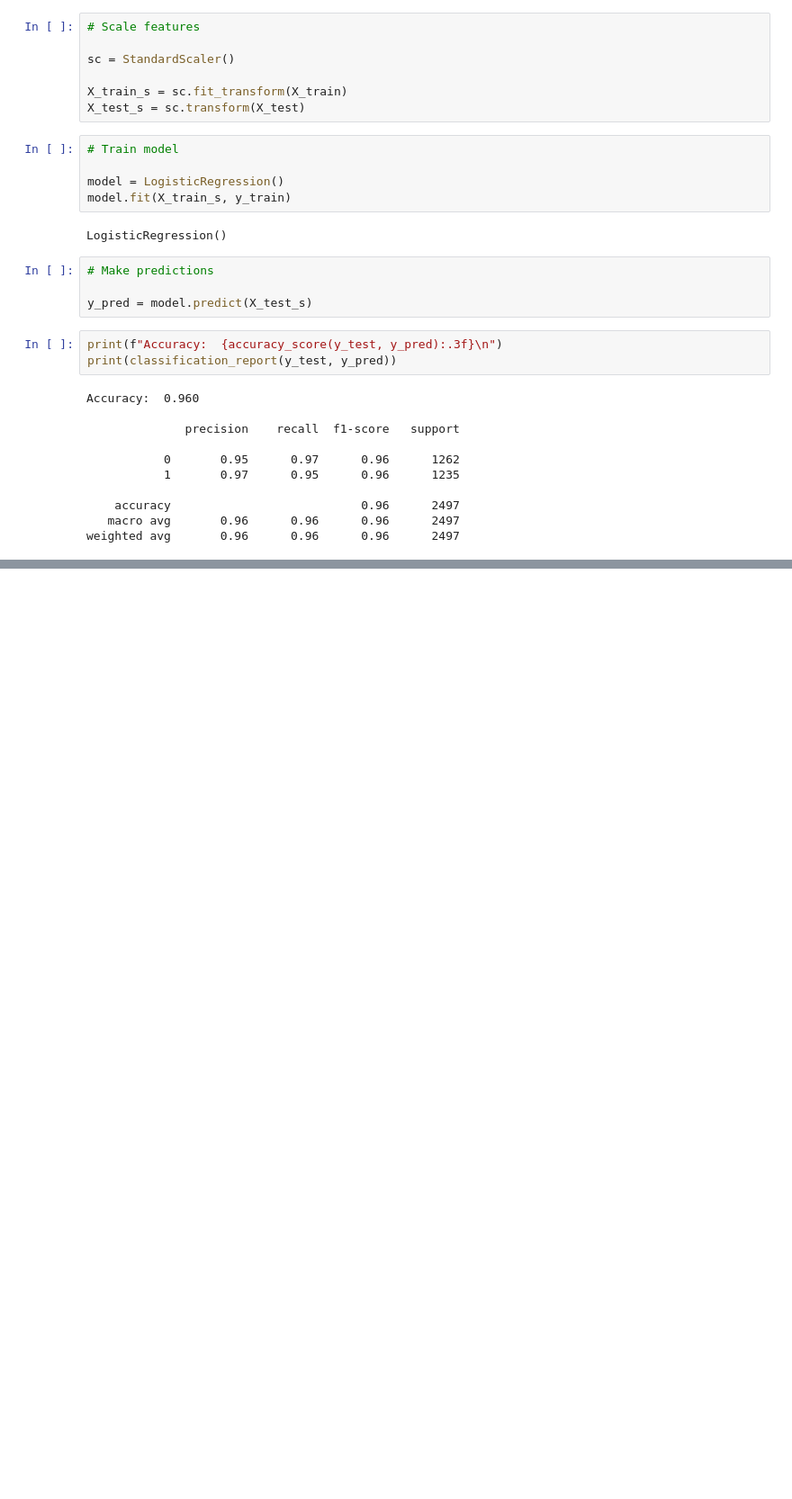
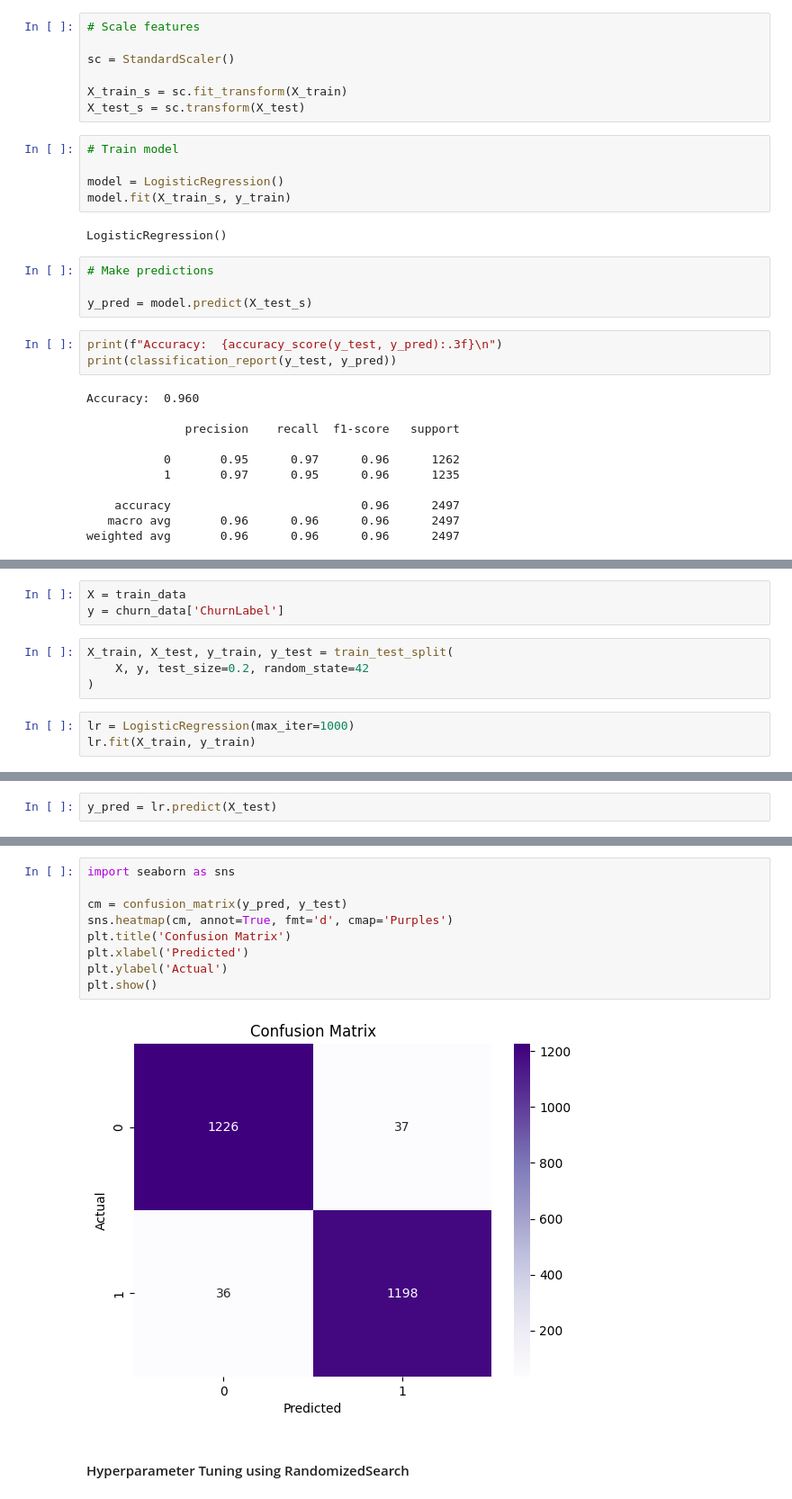
Before and after one commit to michizler/reder-analytics, a Jupyter notebook: model/model.ipynb, the cells around one changed output, grey strips where cells are left out. Shown at 90% size. Saved outputs shown, nothing was run; the diff lists cells and outputs as text; blank space fills up the shorter version.

```diff
--- a/model/model.ipynb
+++ b/model/model.ipynb
@@ -127,0 +221,10 @@ weighted avg       0.96      0.96      0.96      2497
+# %%
+X = train_data
+y = churn_data['ChurnLabel']
+# %%
+X_train, X_test, y_train, y_test = train_test_split(
+    X, y, test_size=0.2, random_state=42
+)
+# %%
+lr = LogisticRegression(max_iter=1000)
+lr.fit(X_train, y_train)
@@ -127,0 +241,2 @@ weighted avg       0.96      0.96      0.96      2497
+# %%
+y_pred = lr.predict(X_test)
@@ -127,0 +257,13 @@ weighted avg       0.96      0.96      0.96      2497
+# %%
+import seaborn as sns
+
+cm = confusion_matrix(y_pred, y_test)
+sns.heatmap(cm, annot=True, fmt='d', cmap='Purples')
+plt.title('Confusion Matrix')
+plt.xlabel('Predicted')
+plt.ylabel('Actual')
+plt.show()
+# %% [output]
+[figure, added]
+# %% [markdown]
+#### Hyperparameter Tuning using RandomizedSearch
```
Also changed, not shown: parts of 13 cells of this notebook.
